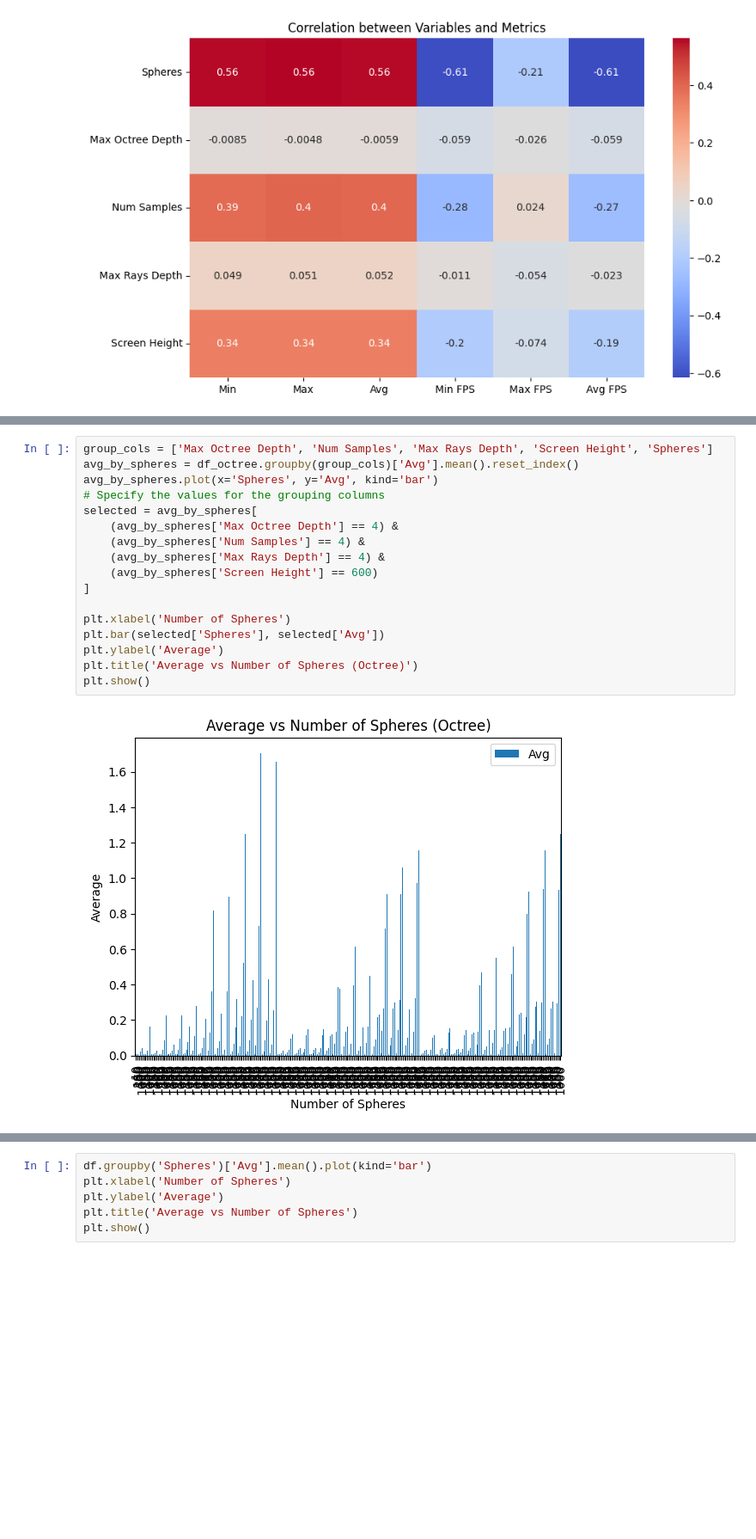
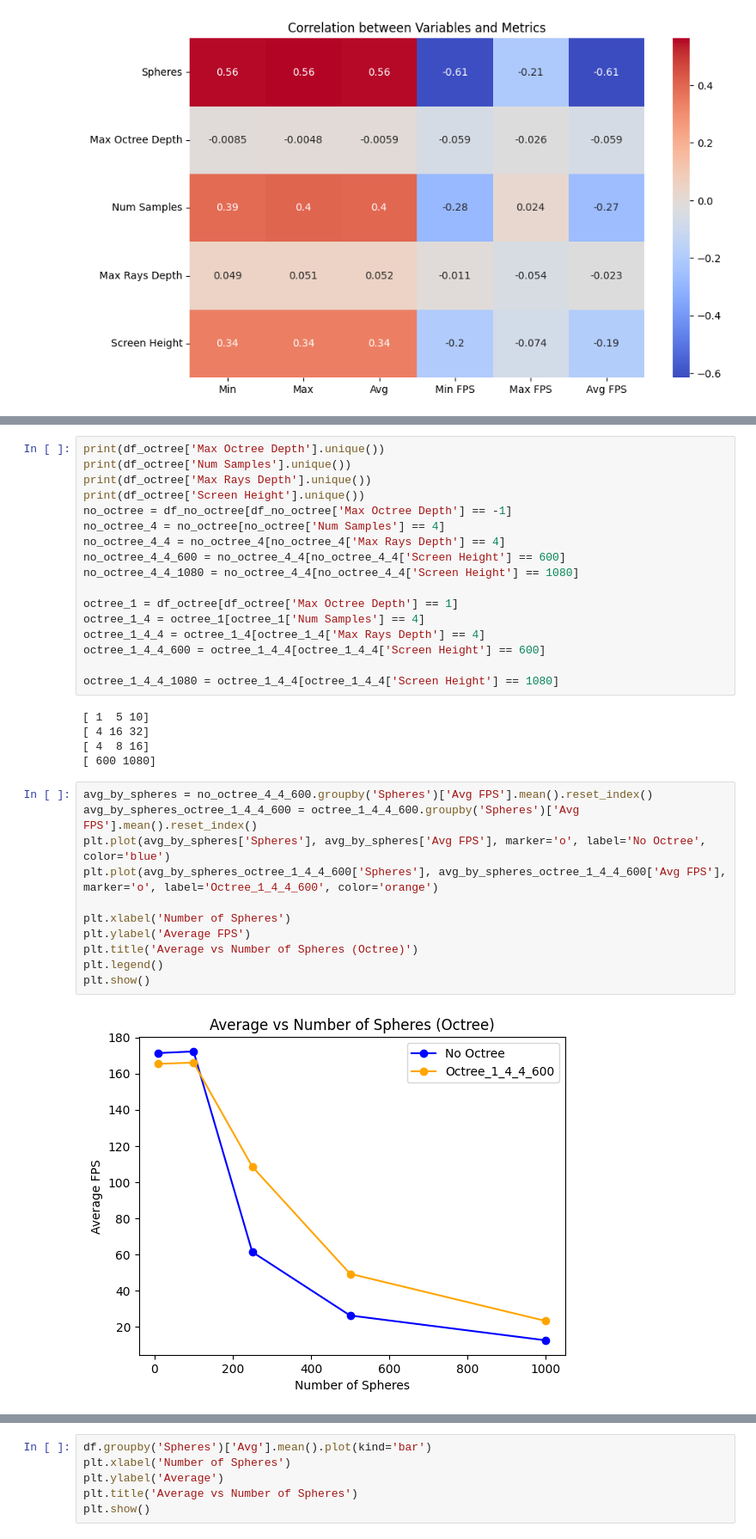
Before and after one commit to Tiago27Cruz/OctreeRayTracer, a Jupyter notebook: analysis/analysis.ipynb, the cells around one changed output, grey strips where cells are left out. Shown: that part at 86% size. Drawn from its saved outputs; the diff is of its cells as text; blank space fills up the shorter version.

```diff
--- a/analysis/analysis.ipynb
+++ b/analysis/analysis.ipynb
@@ -74,19 +229,35 @@ Screen Height     0.337600  0.338980  0.339710 -0.199061 -0.074267 -0.187544
+# %%
+print(df_octree['Max Octree Depth'].unique())
+print(df_octree['Num Samples'].unique())
+print(df_octree['Max Rays Depth'].unique())
+print(df_octree['Screen Height'].unique())
+no_octree = df_no_octree[df_no_octree['Max Octree Depth'] == -1]
+no_octree_4 = no_octree[no_octree['Num Samples'] == 4]
+no_octree_4_4 = no_octree_4[no_octree_4['Max Rays Depth'] == 4]
+no_octree_4_4_600 = no_octree_4_4[no_octree_4_4['Screen Height'] == 600]
+no_octree_4_4_1080 = no_octree_4_4[no_octree_4_4['Screen Height'] == 1080]
+
+octree_1 = df_octree[df_octree['Max Octree Depth'] == 1]
+octree_1_4 = octree_1[octree_1['Num Samples'] == 4]
+octree_1_4_4 = octree_1_4[octree_1_4['Max Rays Depth'] == 4]
+octree_1_4_4_600 = octree_1_4_4[octree_1_4_4['Screen Height'] == 600]
+
+octree_1_4_4_1080 = octree_1_4_4[octree_1_4_4['Screen Height'] == 1080]
+# %% [output]
+[ 1  5 10]
+[ 4 16 32]
+[ 4  8 16]
+[ 600 1080]
 # %%
-group_cols = ['Max Octree Depth', 'Num Samples', 'Max Rays Depth', 'Screen Height', 'Spheres']
-avg_by_spheres = df_octree.groupby(group_cols)['Avg'].mean().reset_index()
-avg_by_spheres.plot(x='Spheres', y='Avg', kind='bar')
-# Specify the values for the grouping columns
-selected = avg_by_spheres[
-    (avg_by_spheres['Max Octree Depth'] == 4) &
-    (avg_by_spheres['Num Samples'] == 4) &
-    (avg_by_spheres['Max Rays Depth'] == 4) &
-    (avg_by_spheres['Screen Height'] == 600)
-]
+avg_by_spheres = no_octree_4_4_600.groupby('Spheres')['Avg FPS'].mean().reset_index()
+avg_by_spheres_octree_1_4_4_600 = octree_1_4_4_600.groupby('Spheres')['Avg FPS'].mean().reset_index()
+plt.plot(avg_by_spheres['Spheres'], avg_by_spheres['Avg FPS'], marker='o', label='No Octree', color='blue')
+plt.plot(avg_by_spheres_octree_1_4_4_600['Spheres'], avg_by_spheres_octree_1_4_4_600['Avg FPS'], marker='o', label='Octree_1_4_4_600', color='orange')
 
 plt.xlabel('Number of Spheres')
-plt.bar(selected['Spheres'], selected['Avg'])
-plt.ylabel('Average')
+plt.ylabel('Average FPS')
 plt.title('Average vs Number of Spheres (Octree)')
+plt.legend()
 plt.show()
 # %% [output]
-[figure, old version]
+[figure, new version]
```
Also changed, not shown: parts of 9 cells of this notebook, 2 other files.
